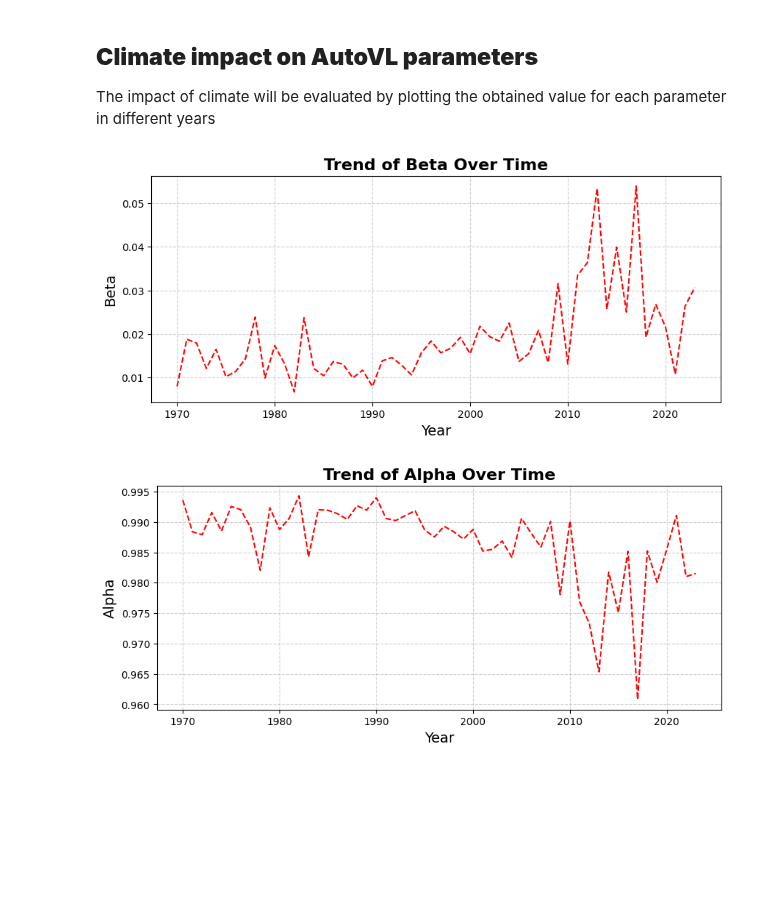
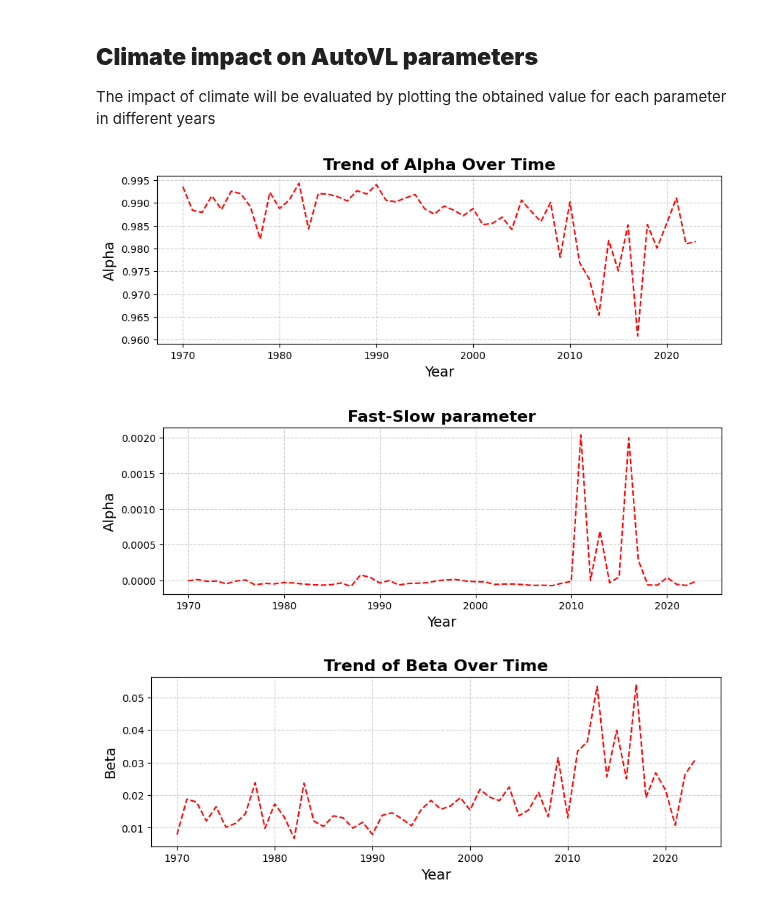
Before and after one commit to ssharifazari/AutoVL, a Jupyter notebook: AutoVL.ipynb, the cells around one changed output. Cells and saved outputs as stored; diff of their text form; code cells hidden in the pictures; blank space fills up the shorter version.

```diff
--- a/AutoVL.ipynb
+++ b/AutoVL.ipynb
@@ -258,7 +259,7 @@ def extract_years_data(Q, years):
     # Return the filtered data as a tuple
     return (values_for_years, dates_for_years)
 # %%
-def AutVL(q, alpha, delta_alpha):
+def AutoVL(q, alpha, delta_alpha):
 
    Alpha_tmp = []
    Alpha_f_tmp = []
@@ -315,7 +316,7 @@ param_AutoVL = {}
 AutoVL_mode = input("Enter y if you want to run AutoVL for the entire series: y/n \n")
 if AutoVL_mode.lower() == "y":
   alpha = initial_alpha(Q)
-  params, bf_AutoVL_tmp = AutVL(Q, alpha, delta_alpha)
+  params, bf_AutoVL_tmp = AutoVL(Q, alpha, delta_alpha)
 
   bf_AutoVL.extend(bf_AutoVL_tmp['AutoVL'])
   param_AutoVL = params
@@ -329,7 +330,7 @@ else:
       alpha = initial_alpha(q)
 
       # AutoVL
-      params, bf_AutoVL_tmp = AutVL(q, alpha, delta_alpha, year)
+      params, bf_AutoVL_tmp = AutoVL(q, alpha, delta_alpha)
 
       bf_AutoVL.extend(bf_AutoVL_tmp['AutoVL'])
       param_AutoVL[year] = params
@@ -445,26 +448,39 @@ The impact of climate will be evaluated by plotting the obtained value for each
 # %%
 ALPHA = [param_AutoVL[year]['Alpha']['values'][-1] for year in uniqe_years]
 ALPHA_f = [param_AutoVL[year]['Alpha_f']['values'][-1] for year in uniqe_years]
 ALPHA_b = [param_AutoVL[year]['Alpha_b']['values'][-1] for year in uniqe_years]
 BETA = [param_AutoVL[year]['Beta']['values'][-1] for year in uniqe_years]
 
-plt.figure(figsize=(10, 4))  # Set figure size for better readability
-plt.plot(uniqe_years, BETA, 'r--', label='Beta')
-plt.title('Trend of Beta Over Time', fontsize=16, fontweight='bold')
-#plt.ylim(0, 0.06)
-plt.xlabel('Year', fontsize=14)
-plt.ylabel('Beta', fontsize=14)
-plt.grid(True, linestyle='--', alpha=0.6)
-plt.show()
-
-plt.figure(figsize=(10, 4))  # Set figure size for better readability
+# Trend of Alpha Over Time
+plt.figure(figsize=(10, 3))  # Set figure size for better readability
 plt.plot(uniqe_years, ALPHA, 'r--', label='Alpha')
 plt.title('Trend of Alpha Over Time', fontsize=16, fontweight='bold')
-#plt.ylim(0.95, 1)
 plt.xlabel('Year', fontsize=14)
 plt.ylabel('Alpha', fontsize=14)
 plt.grid(True, linestyle='--', alpha=0.6)
 plt.show()
 # %% [output]
-[figure, old version]
+[figure, new version]
-[figure, removed]
+# %%
+# Difference between Alpha_f and Alpha_b over time
+plt.figure(figsize=(10, 3))  # Set figure size for better readability
+plt.plot(uniqe_years, np.array(ALPHA_f)-np.array(ALPHA_b), 'r--', label='Alpha')
+plt.title('Fast-Slow parameter', fontsize=16, fontweight='bold')
+plt.xlabel('Year', fontsize=14)
+plt.ylabel('Alpha', fontsize=14)
+plt.grid(True, linestyle='--', alpha=0.6)
+plt.show()
+# %% [output]
+[figure, added]
+# %%
+# Trend of Beta Over Time
+plt.figure(figsize=(10, 3))  # Set figure size for better readability
+plt.plot(uniqe_years, BETA, 'r--', label='Beta')
+plt.title('Trend of Beta Over Time', fontsize=16, fontweight='bold')
+#plt.ylim(0, 0.06)
+plt.xlabel('Year', fontsize=14)
+plt.ylabel('Beta', fontsize=14)
+plt.grid(True, linestyle='--', alpha=0.6)
+plt.show()
+# %% [output]
+[figure, added]
```
Also changed, not shown: parts of 6 cells of this notebook.
